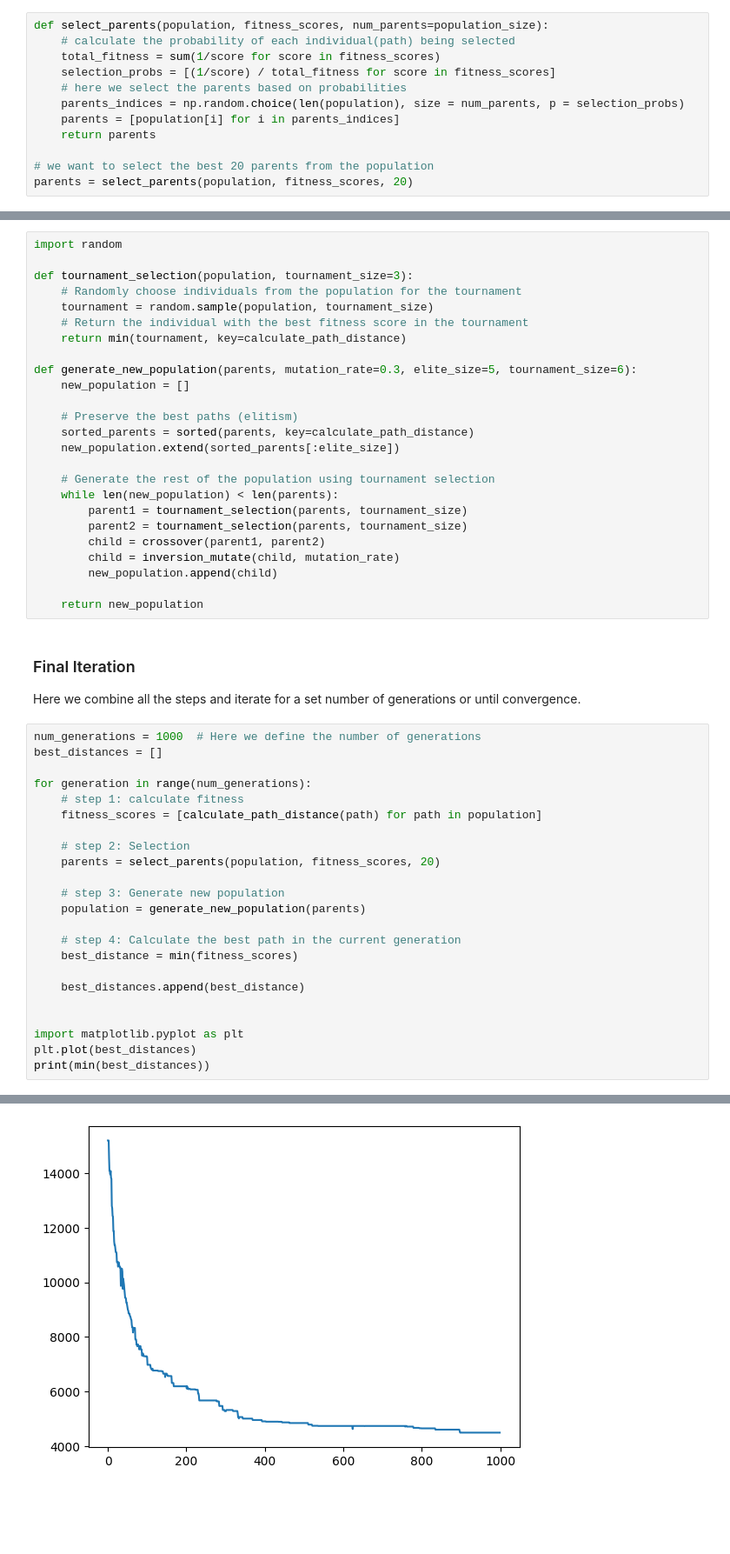
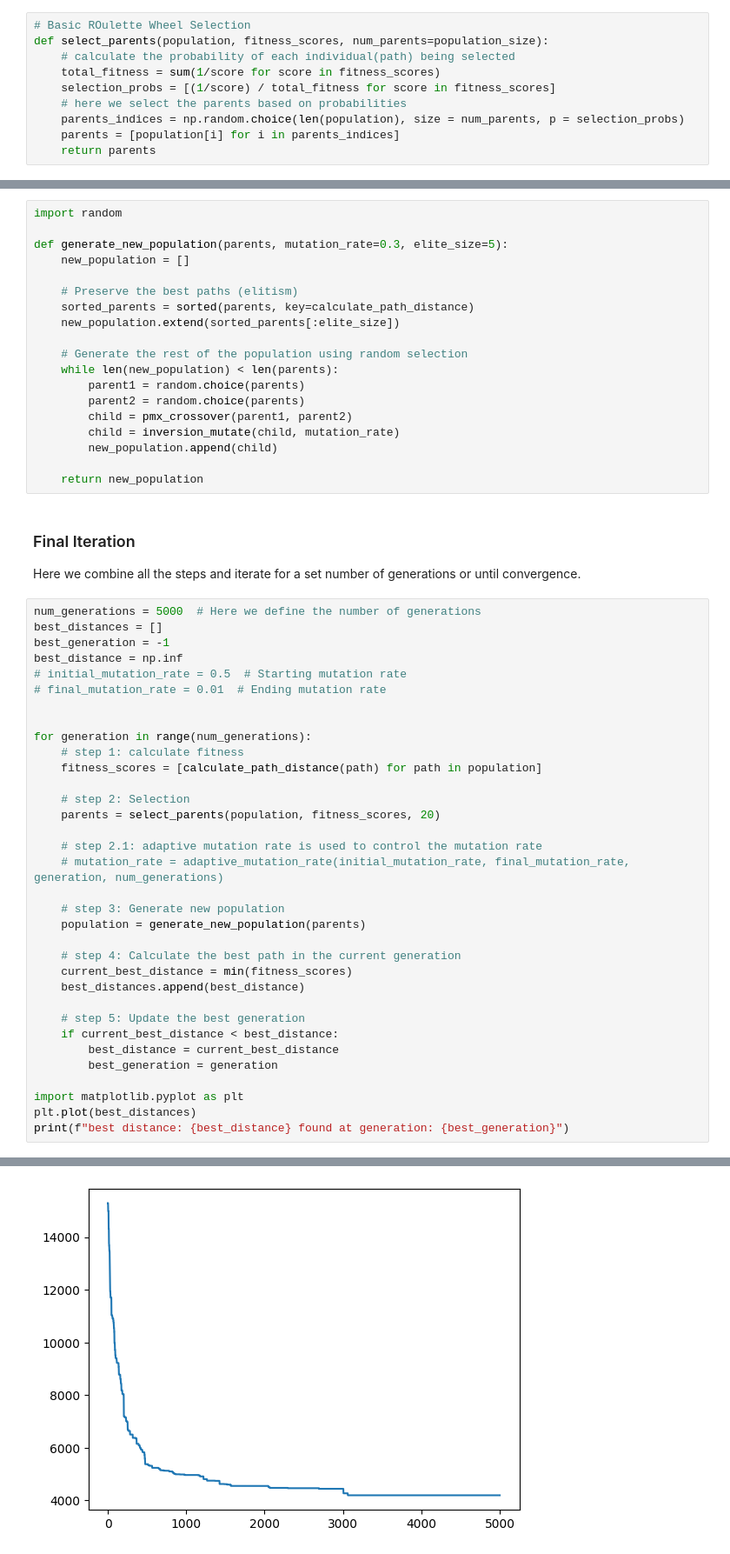
Before and after one commit to MelDashti/CI2024_lab2, a Jupyter notebook: tspMyVersion.ipynb, the cells around one changed output, grey strips where cells are left out. Shown at 87% size. Saved outputs shown, nothing was run; the diff lists cells and outputs as text; blank space fills up the shorter version.

```diff
--- a/tspMyVersion.ipynb
+++ b/tspMyVersion.ipynb
@@ -206,6 +106,7 @@ We do the Roulette Wheel Selection:
 
 We assign probability based on the fitness, higher fitness will get a higher probability so they are more likely to be selected.
 # %%
+# Basic ROulette Wheel Selection
 def select_parents(population, fitness_scores, num_parents=population_size):
     # calculate the probability of each individual(path) being selected
     total_fitness = sum(1/score for score in fitness_scores)
@@ -214,6 +115,3 @@ def select_parents(population, fitness_scores, num_parents=population_size):
     parents_indices = np.random.choice(len(population), size = num_parents, p = selection_probs)
     parents = [population[i] for i in parents_indices]
     return parents
-
-# we want to select the best 20 parents from the population
-parents = select_parents(population, fitness_scores, 20)
@@ -287,24 +301,18 @@ Here we combine tournament selection and elitism for the next generation
 # %%
 import random
 
-def tournament_selection(population, tournament_size=3):
-    # Randomly choose individuals from the population for the tournament
-    tournament = random.sample(population, tournament_size)
-    # Return the individual with the best fitness score in the tournament
-    return min(tournament, key=calculate_path_distance)
-
-def generate_new_population(parents, mutation_rate=0.3, elite_size=5, tournament_size=6):
+def generate_new_population(parents, mutation_rate=0.3, elite_size=5):
     new_population = []
 
     # Preserve the best paths (elitism)
     sorted_parents = sorted(parents, key=calculate_path_distance)
     new_population.extend(sorted_parents[:elite_size])
 
-    # Generate the rest of the population using tournament selection
+    # Generate the rest of the population using random selection
     while len(new_population) < len(parents):
-        parent1 = tournament_selection(parents, tournament_size)
-        parent2 = tournament_selection(parents, tournament_size)
-        child = crossover(parent1, parent2)
+        parent1 = random.choice(parents)
+        parent2 = random.choice(parents)
+        child = pmx_crossover(parent1, parent2)
         child = inversion_mutate(child, mutation_rate)
         new_population.append(child)
 
@@ -313,8 +321,13 @@ def generate_new_population(parents, mutation_rate=0.3, elite_size=5, tournament
 ### Final Iteration
 Here we combine all the steps and iterate for a set number of generations or until convergence.
 # %%
-num_generations = 1000  # Here we define the number of generations
+num_generations = 5000  # Here we define the number of generations
 best_distances = []
+best_generation = -1
+best_distance = np.inf
+# initial_mutation_rate = 0.5  # Starting mutation rate
+# final_mutation_rate = 0.01  # Ending mutation rate
+
 
 for generation in range(num_generations):
     # step 1: calculate fitness
@@ -323,16 +336,22 @@ for generation in range(num_generations):
     # step 2: Selection
     parents = select_parents(population, fitness_scores, 20)
 
+    # step 2.1: adaptive mutation rate is used to control the mutation rate
+    # mutation_rate = adaptive_mutation_rate(initial_mutation_rate, final_mutation_rate, generation, num_generations)
+
     # step 3: Generate new population
     population = generate_new_population(parents)
 
     # step 4: Calculate the best path in the current generation
-    best_distance = min(fitness_scores)
-
+    current_best_distance = min(fitness_scores)
     best_distances.append(best_distance)
 
+    # step 5: Update the best generation
+    if current_best_distance < best_distance:
+        best_distance = current_best_distance
+        best_generation = generation
 
 import matplotlib.pyplot as plt
 plt.plot(best_distances)
-print(min(best_distances))
+print(f"best distance: {best_distance} found at generation: {best_generation}")
 # %% [output]
@@ -340 +359 @@ print(min(best_distances))
-[figure, old version]
+[figure, new version]
```
Also changed, not shown: parts of 18 cells of this notebook.
